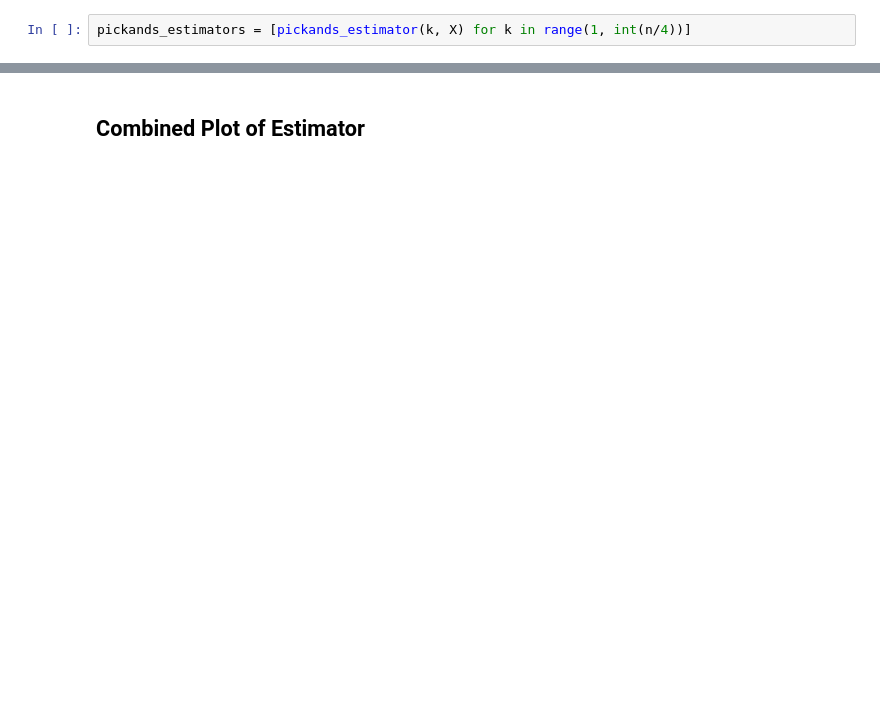
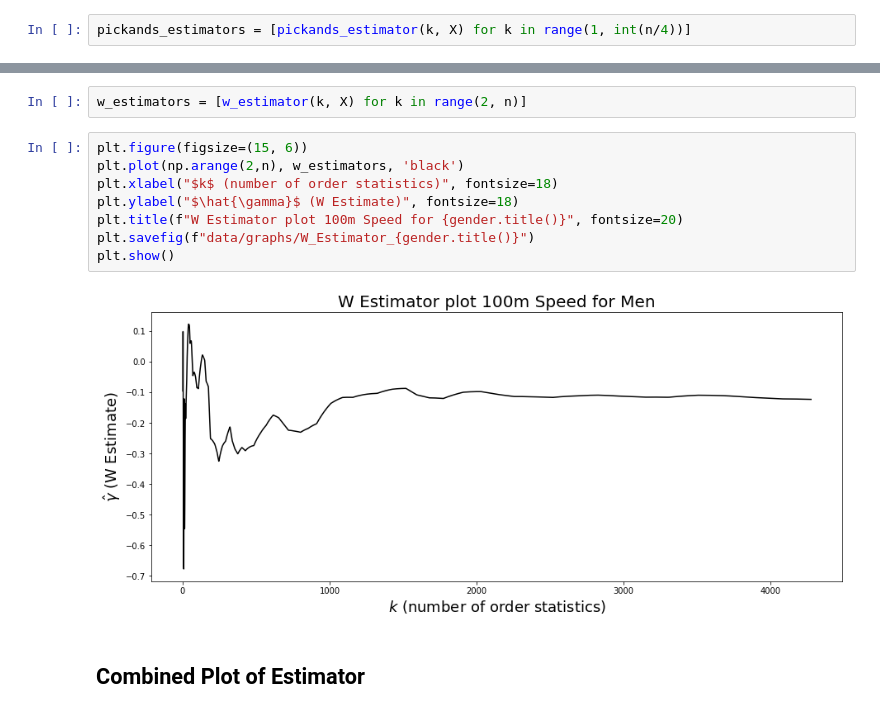
Before and after one commit to ericoppermann/Extreme-Value-Theory-Estimator, a Jupyter notebook: ExtremeValueInvestigation.ipynb, the cells around one changed output, grey strips where cells are left out. Saved outputs shown, nothing was run; the diff lists cells and outputs as text; blank space fills up the shorter version.

```diff
--- a/ExtremeValueInvestigation.ipynb
+++ b/ExtremeValueInvestigation.ipynb
@@ -117,2 +140,14 @@ plt.show()
+# %%
+w_estimators = [w_estimator(k, X) for k in range(2, n)]
+# %%
+plt.figure(figsize=(15, 6))
+plt.plot(np.arange(2,n), w_estimators, 'black')
+plt.xlabel("$k$ (number of order statistics)", fontsize=18)
+plt.ylabel("$\hat{\gamma}$ (W Estimate)", fontsize=18)
+plt.title(f"W Estimator plot 100m Speed for {gender.title()}", fontsize=20)
+plt.savefig(f"data/graphs/W_Estimator_{gender.title()}")
+plt.show()
+# %% [output]
+[figure, added]
 # %% [markdown]
 ## Combined Plot of Estimator
```
Also changed, not shown: parts of 27 cells of this notebook, 12 other files.
